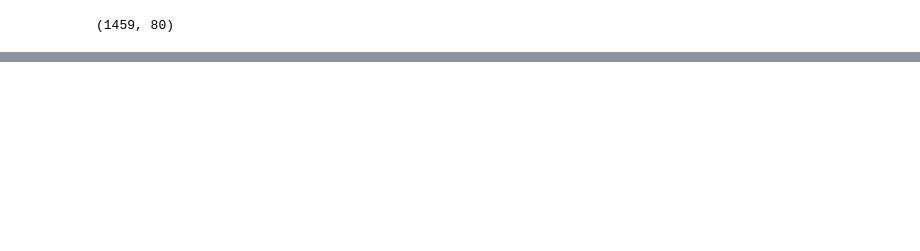
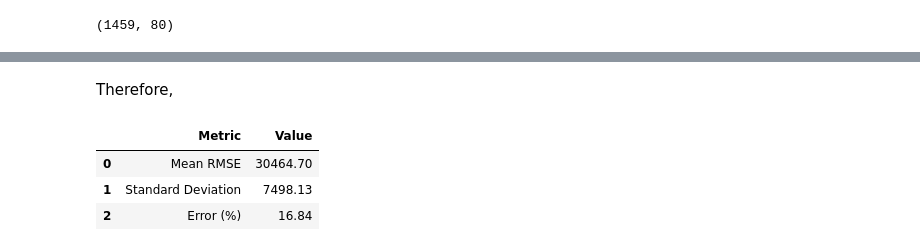
Before and after one commit to rohit-arunn/housepriceprediction, a Jupyter notebook: theprediction.ipynb, the cells around one changed output, grey strips where cells are left out. Cells and saved outputs as stored; diff of their text form; code cells hidden in the pictures; blank space fills up the shorter version.

```diff
--- a/theprediction.ipynb
+++ b/theprediction.ipynb
@@ -409,0 +494,26 @@ KeyError: "['MSZoning_FV', 'Street_Pave', 'LandContour_Low', 'LotConfig_CulDSac'
+# %% [markdown]
+Therefore,
+# %%
+mean_rmse = np.mean(rmse_scores)
+std_rmse = np.std(rmse_scores)
+error_percent = (mean_rmse / y.mean()) * 100
+
+summary_df = pd.DataFrame({
+    "Metric": [
+        "Mean RMSE",
+        "Standard Deviation",
+        "Error (%)"
+    ],
+    "Value": [
+        round(mean_rmse, 2),
+        round(std_rmse, 2),
+        round(error_percent, 2)
+    ]
+})
+
+summary_df
+# %% [output]
+|  | Metric | Value |
+| 0 | Mean RMSE | 30464.70 |
+| 1 | Standard Deviation | 7498.13 |
+| 2 | Error (%) | 16.84 |
```
Also changed, not shown: parts of 17 cells of this notebook.
